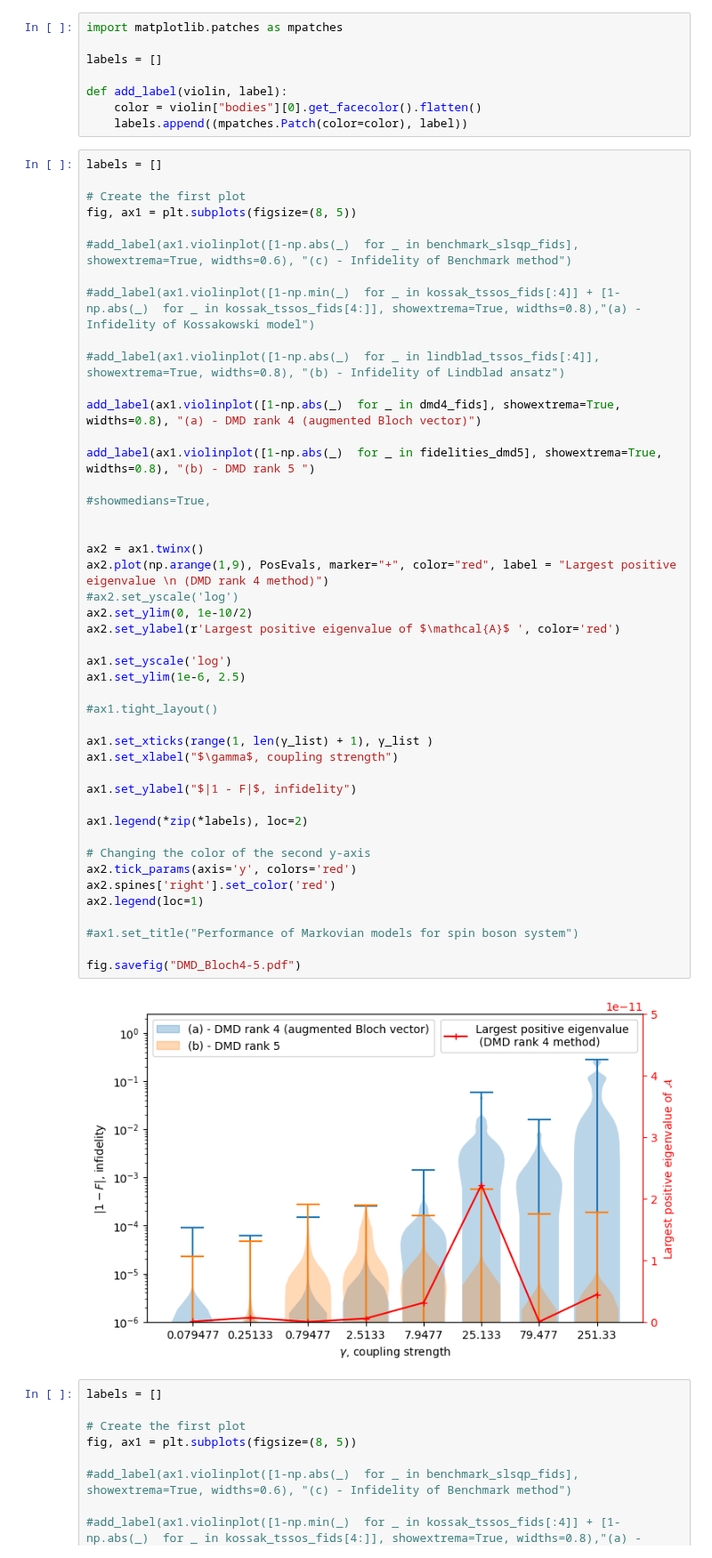
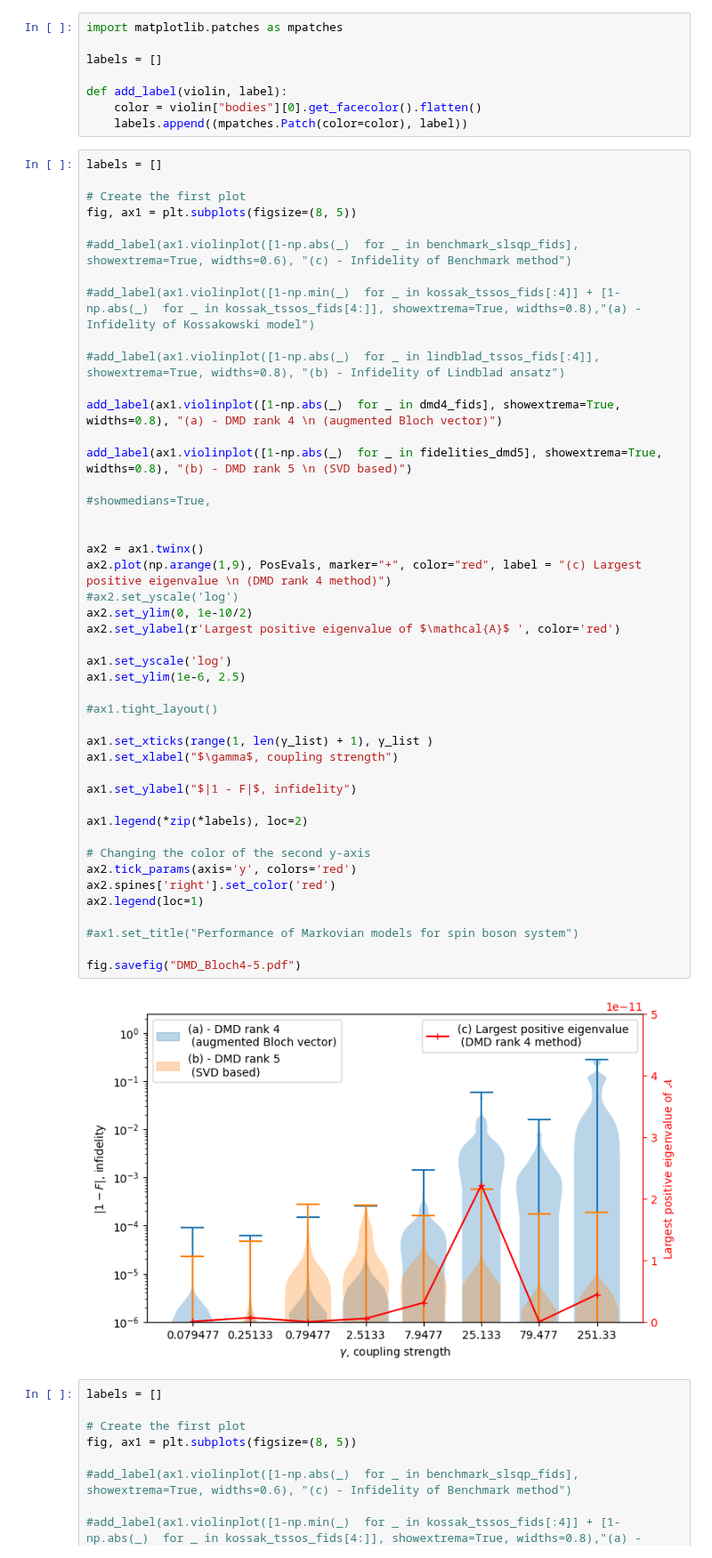
Before and after one commit to zpopovych/quantum-open-systems-polynomial-sid, a Jupyter notebook: LSID/03_plot_LSID_violin.ipynb, the cells around one changed output. Shown at 89% size. Cells and saved outputs as stored; diff of their text form.

```diff
--- a/LSID/03_plot_LSID_violin.ipynb
+++ b/LSID/03_plot_LSID_violin.ipynb
@@ -107,41 +107,41 @@ fig, ax1 = plt.subplots(figsize=(8, 5))
 
 #add_label(ax1.violinplot([1-np.abs(_)  for _ in lindblad_tssos_fids[:4]], showextrema=True, widths=0.8), "(b) - Infidelity of Lindblad ansatz")
 
-add_label(ax1.violinplot([1-np.abs(_)  for _ in dmd4_fids], showextrema=True, widths=0.8), "(a) - DMD rank 4 (augmented Bloch vector)")
+add_label(ax1.violinplot([1-np.abs(_)  for _ in dmd4_fids], showextrema=True, widths=0.8), "(a) - DMD rank 4 \n (augmented Bloch vector)")
 
-add_label(ax1.violinplot([1-np.abs(_)  for _ in fidelities_dmd5], showextrema=True, widths=0.8), "(b) - DMD rank 5 ")
+add_label(ax1.violinplot([1-np.abs(_)  for _ in fidelities_dmd5], showextrema=True, widths=0.8), "(b) - DMD rank 5 \n (SVD based)")
 
 #showmedians=True,
 
 
 ax2 = ax1.twinx()
-ax2.plot(np.arange(1,9), PosEvals, marker="+", color="red", label = "Largest positive eigenvalue \n (DMD rank 4 method)")
+ax2.plot(np.arange(1,9), PosEvals, marker="+", color="red", label = "(c) Largest positive eigenvalue \n (DMD rank 4 method)")
 #ax2.set_yscale('log')
 ax2.set_ylim(0, 1e-10/2)
 ax2.set_ylabel(r'Largest positive eigenvalue of $\mathcal{A}$ ', color='red')
 
 ax1.set_yscale('log')
 ax1.set_ylim(1e-6, 2.5)
 
 #ax1.tight_layout()
 
 ax1.set_xticks(range(1, len(γ_list) + 1), γ_list )
 ax1.set_xlabel("$\gamma$, coupling strength")
 
 ax1.set_ylabel("$|1 - F|$, infidelity")
 
 ax1.legend(*zip(*labels), loc=2)
 
 # Changing the color of the second y-axis
 ax2.tick_params(axis='y', colors='red')
 ax2.spines['right'].set_color('red')
 ax2.legend(loc=1)
 
 #ax1.set_title("Performance of Markovian models for spin boson system")
 
 fig.savefig("DMD_Bloch4-5.pdf")
 # %% [output]
-[figure, old version]
+[figure, new version]
 # %%
 labels = []
 
```
Also changed, not shown: 1 other file.
